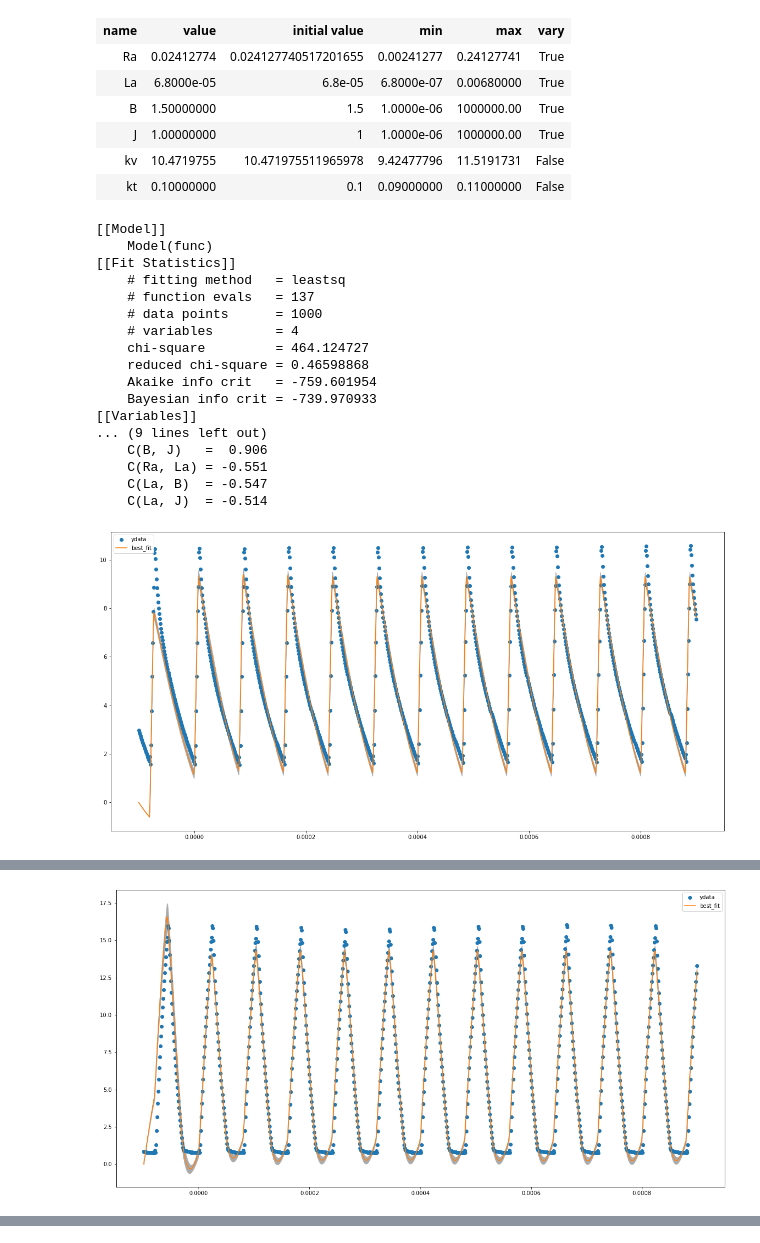
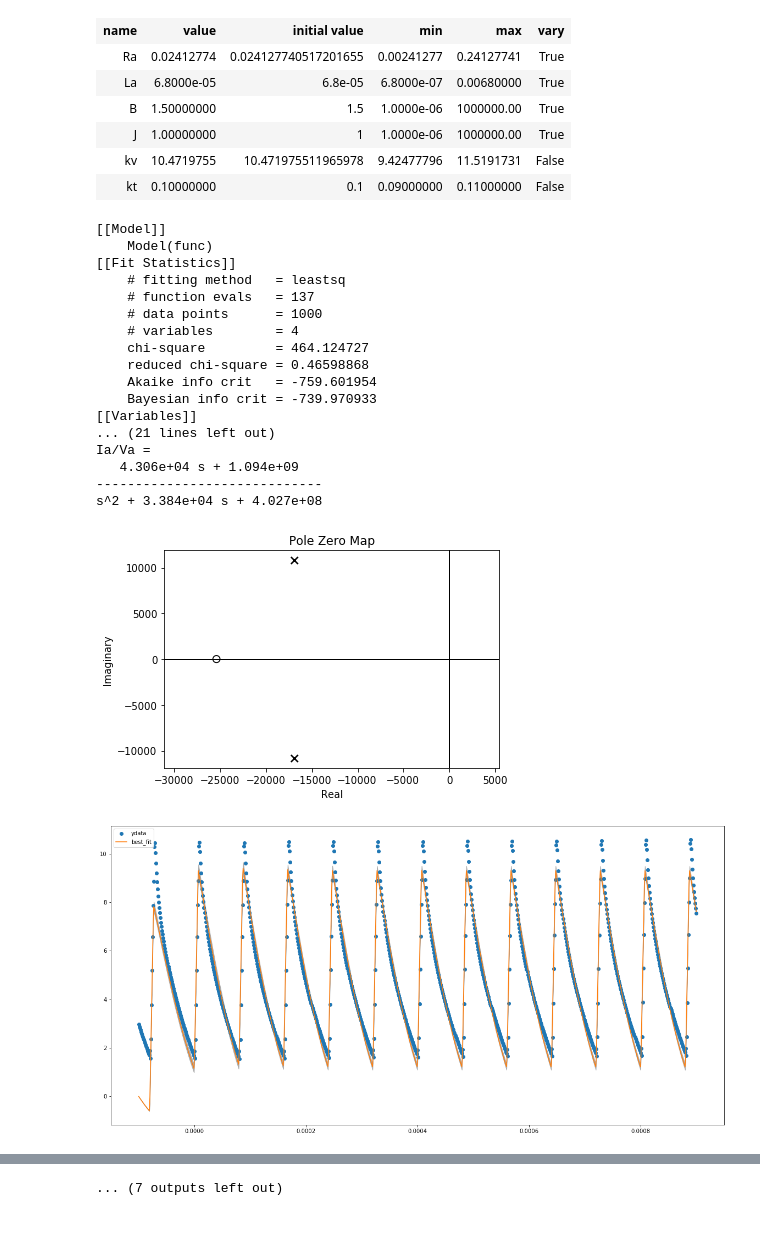
Before and after one commit to ZeniteSolar/MAM21, a Jupyter notebook: simulations/Models/Motor/pmdc_fitting.ipynb, the cells around one changed output, grey strips where cells are left out. Cells and saved outputs as stored; diff of their text form; code cells hidden in the pictures.

Commit message:
Plots and prints fixed

```diff
--- a/simulations/Models/Motor/pmdc_fitting.ipynb
+++ b/simulations/Models/Motor/pmdc_fitting.ipynb
@@ -246,7 +246,7 @@ data_file_hf = [
     'data/T0004.CSV',
     'data/T0005.CSV',
     'data/T0006.CSV',
-#     'data/T0007.CSV',
+    'data/T0007.CSV',
 ]
 
 ydata_hf = []
@@ -421,49 +404,81 @@ params
 | J | 1.00000000 | 1 | 1.0000e-06 | 1000000.00 | True |
 | kv | 10.4719755 | 10.471975511965978 | 9.42477796 | 11.5191731 | False |
 | kt | 0.10000000 | 0.1 | 0.09000000 | 0.11000000 | False |
+# %%
+def print_spice_model_parameters(result_hf):
+    Ra = result_hf.params['Ra'].value
+    La = result_hf.params['La'].value
+    B = result_hf.params['B'].value
+    J = result_hf.params['J'].value
+    kv = result_hf.params['kv'].value
+    kt = result_hf.params['kt'].value
+
+    print('Parameter for SPICE: model')
+    print(f'.param Ra = {Ra}')
+    print(f'.param La = {La}')
+    print(f'.param B = {B}')
+    print(f'.param J = {J}')
+    print(f'.param kv = {kv}')
+    print(f'.param kt = {kt}')
+
+def get_and_print_sys_model(result_hf):
+    Ra = result_hf.params['Ra'].value
+    La = result_hf.params['La'].value
+    B = result_hf.params['B'].value
+    J = result_hf.params['J'].value
+    kv = result_hf.params['kv'].value
+    kt = result_hf.params['kt'].value
+
+    sys_motor = motor(Ra, La, B, J, kv, kt)
+    print(f'\nIa/Va = {sys_motor}')
+
+    control.pzmap(sys_motor);
+
+    return sys_motor
 # %%
-## Otimização - Using High Frequency Data
+## Optimization - Using High Frequency Data, getting a different model for each duty-cycle
 
 time = time_hf
 for i in range(len(data_file_hf)):
-    if i is 0:
+    if i == 0:
         result_hf = model.fit(ydata_hf[i], params=params, B=1e-3, J=1e-3, Va=xdata_hf[i])
     else:
         result_hf.fit(ydata_hf[i], Va=xdata_hf[i])
 
-#     result_hf.fit(ydata_hf[i], Va=xdata_hf[i])
-
     print(result_hf.fit_report())
+    print_spice_model_parameters(result_hf)
+    get_and_print_sys_model(result_hf)
 
     plt.figure(figsize=(20, 10))
     plt.plot(time_hf, ydata_hf[i], 'o', label='ydata')
 #     plt.plot(time_hf, result_hf.init_fit, 'k--', label='init_fit')
     plt.plot(time_hf, result_hf.best_fit, '-', label='best_fit')
     dely = result_hf.eval_uncertainty(sigma=3)
     plt.fill_between(time_hf, result_hf.best_fit-dely, result_hf.best_fit+dely, color="#ABABAB")
     plt.legend()
     plt.show()
 
 result_hf.plot(fig_kws=dict(figsize=(20,10)));
 # %% [output]
 [[Model]]
     Model(func)
 [[Fit Statistics]]
     # fitting method   = leastsq
     # function evals   = 137
     # data points      = 1000
     # variables        = 4
     chi-square         = 464.124727
     reduced chi-square = 0.46598868
     Akaike info crit   = -759.601954
     Bayesian info crit = -739.970933
 [[Variables]]
-... (9 lines left out)
-    C(B, J)   =  0.906
-    C(Ra, La) = -0.551
-    C(La, B)  = -0.547
-    C(La, J)  = -0.514
+... (21 lines left out)
+Ia/Va =
+   4.306e+04 s + 1.094e+09
+-----------------------------
+s^2 + 3.384e+04 s + 4.027e+08
-[figure, old version]
+[figure, new version]
+[figure, new version]
 [[Model]]
     Model(func)
 [[Fit Statistics]]
@@ -484 +498,0 @@ result_hf.plot(fig_kws=dict(figsize=(20,10)));
-[figure, old version]
@@ -539,0 +539 @@ result_hf.plot(fig_kws=dict(figsize=(20,10)));
+... (7 outputs left out)
```
Also changed, not shown: parts of 10 cells of this notebook.
